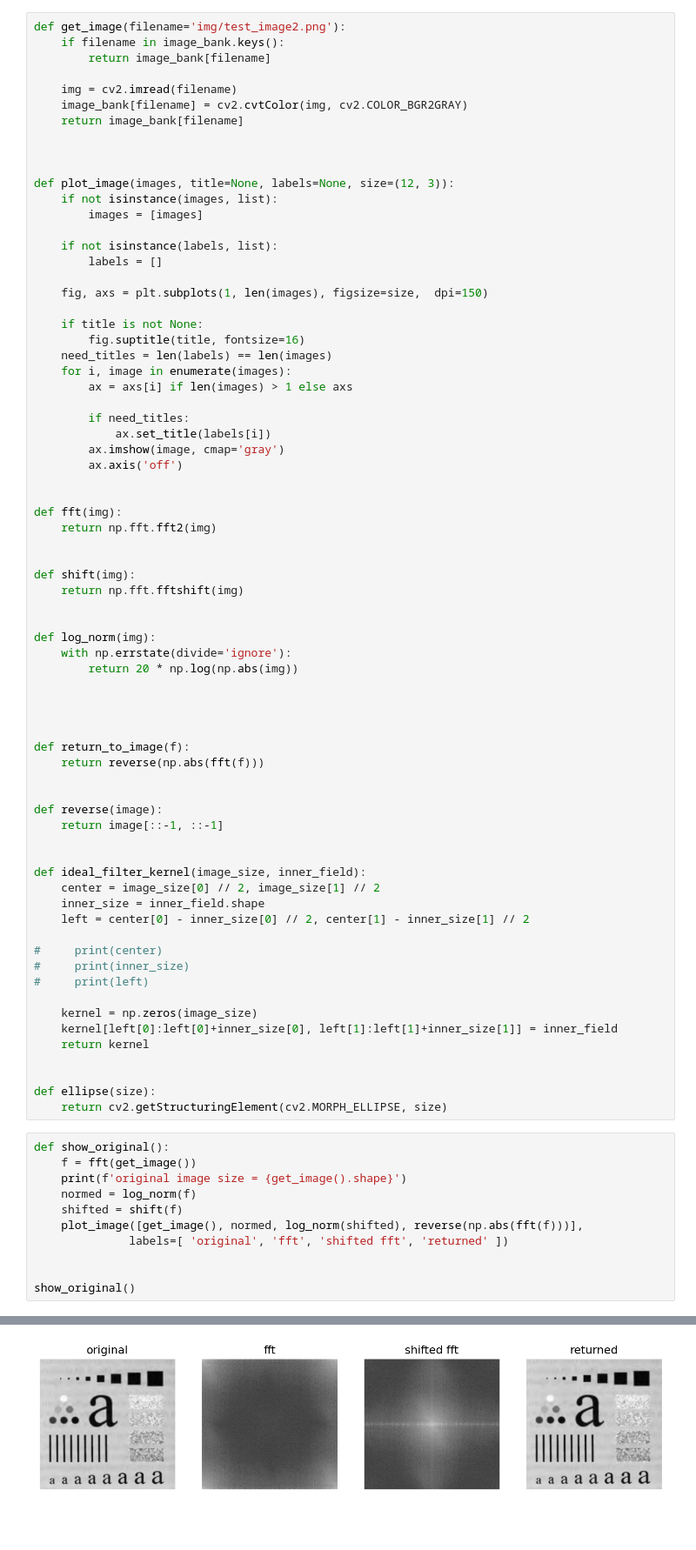
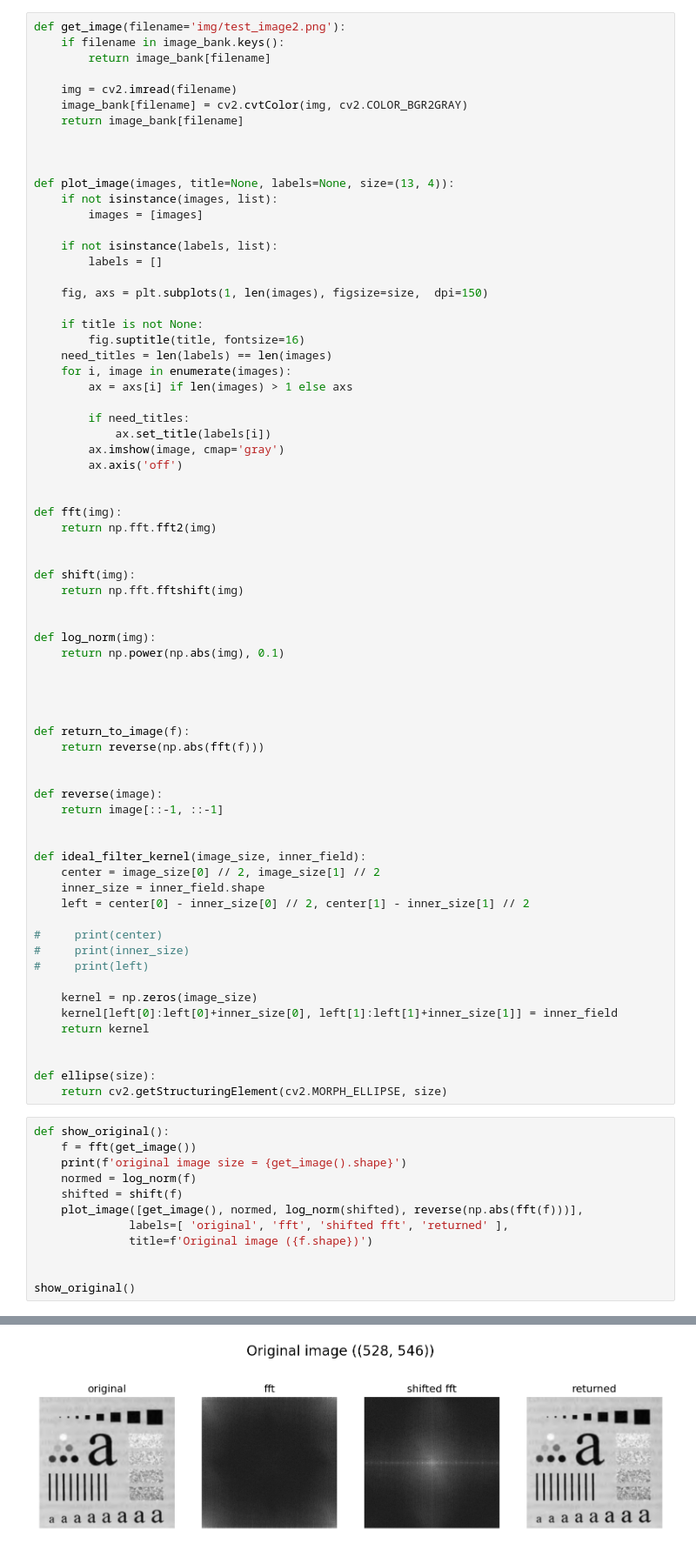
Before and after one commit to mor1ins/cvision_labs, a Jupyter notebook: cvision_kuliev_lab6.ipynb, the cells around one changed output, grey strips where cells are left out. Shown at 87% size. Saved outputs shown, nothing was run; the diff lists cells and outputs as text; blank space fills up the shorter version.

```diff
--- a/cvision_kuliev_lab6.ipynb
+++ b/cvision_kuliev_lab6.ipynb
@@ -21,7 +22,7 @@ def get_image(filename='img/test_image2.png'):
 
 
 
-def plot_image(images, title=None, labels=None, size=(12, 3)):
+def plot_image(images, title=None, labels=None, size=(13, 4)):
     if not isinstance(images, list):
         images = [images]
 
@@ -51,8 +52,7 @@ def shift(img):
 
 
 def log_norm(img):
-    with np.errstate(divide='ignore'):
-        return 20 * np.log(np.abs(img))
+    return np.power(np.abs(img), 0.1)
 
 
 
@@ -84,17 +84,18 @@ def ellipse(size):
 # %%
 def show_original():
     f = fft(get_image())
     print(f'original image size = {get_image().shape}')
     normed = log_norm(f)
     shifted = shift(f)
     plot_image([get_image(), normed, log_norm(shifted), reverse(np.abs(fft(f)))],
-              labels=[ 'original', 'fft', 'shifted fft', 'returned' ])
+              labels=[ 'original', 'fft', 'shifted fft', 'returned' ],
+              title=f'Original image ({f.shape})')
 
 
 show_original()
 # %% [output]
 original image size = (528, 546)
-[figure, old version]
+[figure, new version]
 # %%
 def apply_filter(image, kernel, title=""):
     f = fft(image)
```
Also changed, not shown: parts of 8 cells of this notebook, 8 other files.
